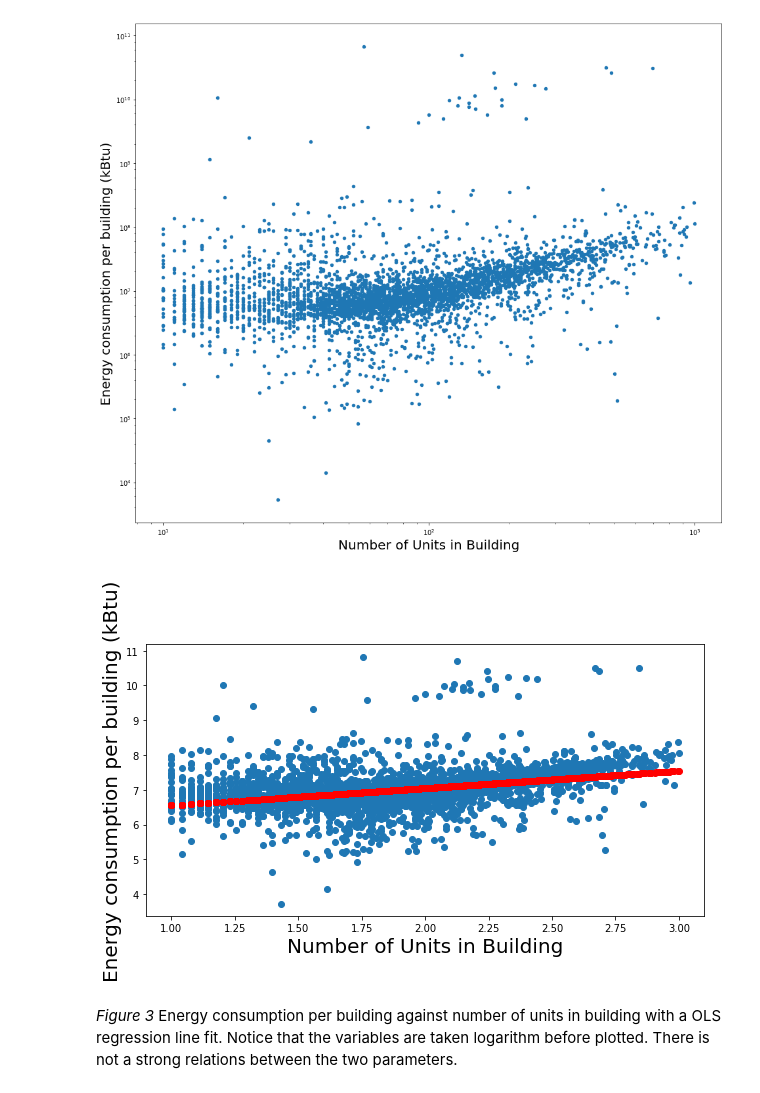
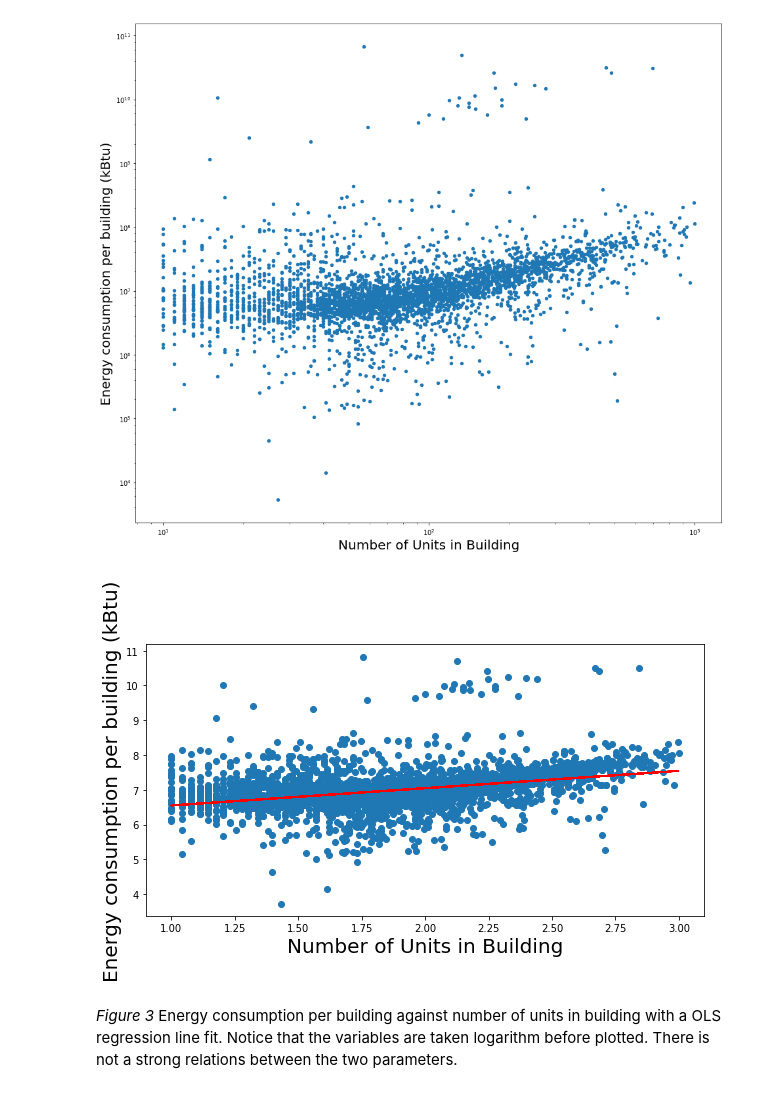
Before and after one commit to td928/PUI2017_td928, a Jupyter notebook: HW6_td928/Assignment1.ipynb, the cells around one changed output. Saved outputs shown, nothing was run; the diff lists cells and outputs as text; code cells hidden in the pictures.

```diff
--- a/HW6_td928/Assignment1.ipynb
+++ b/HW6_td928/Assignment1.ipynb
@@ -310,22 +310,22 @@ xl = ax.set_ylabel("Energy consumption per building (kBtu)", fontsize=20)
 # %%
 # fitting the OLS regression model with the log variables
 
 LogUnits = np.log10(bblnrgdataCut['UnitsTotal'])
 LogEnergy_Per = np.log10(bblnrgdataCut['nrg'])
 
 X = sm.add_constant(LogUnits)
 lm = sm.OLS(LogEnergy_Per, X, missing='drop').fit()
 
 # plotting the regression line with the scatter plots
 fig = pl.figure(figsize=(10,5))
 ax = fig.add_subplot(111)
 
 ax.plot(LogUnits, LogEnergy_Per, 'o')
-ax.plot(LogUnits, lm.predict(), 'ro')
+ax.plot(LogUnits, lm.predict(), 'r-')
 yl = ax.set_xlabel("Number of Units in Building", fontsize=20)
 xl = ax.set_ylabel("Energy consumption per building (kBtu)", fontsize=20)
 # %% [output]
-[figure, old version]
+[figure, new version]
 # %% [markdown]
 _Figure 3_ Energy consumption per building against number of units in building with a OLS regression line fit. Notice that the variables are taken logarithm before plotted. There is not a strong relations between the two parameters.
 # %% [markdown]
```
Also changed, not shown: parts of 2 cells of this notebook.
